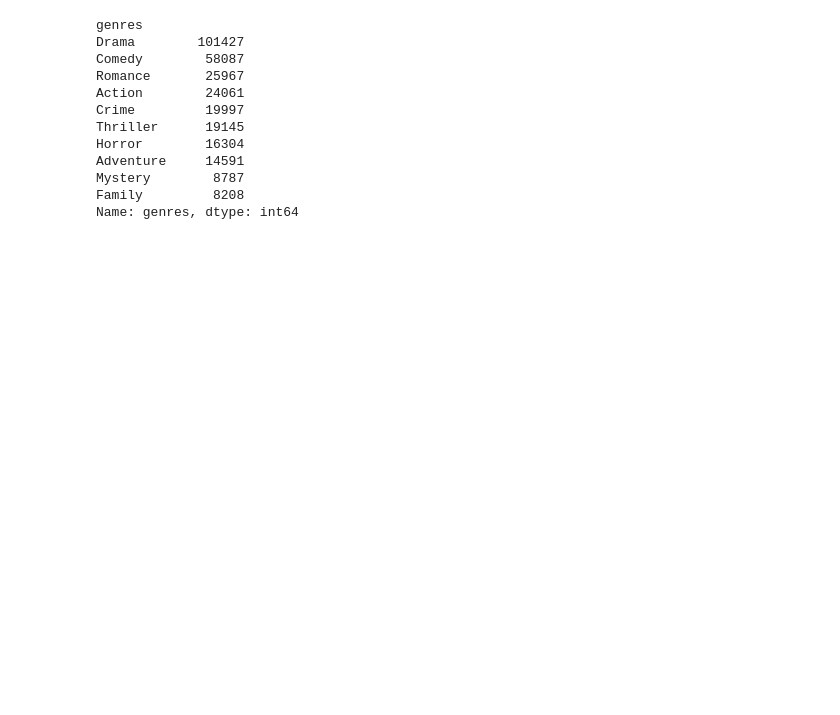
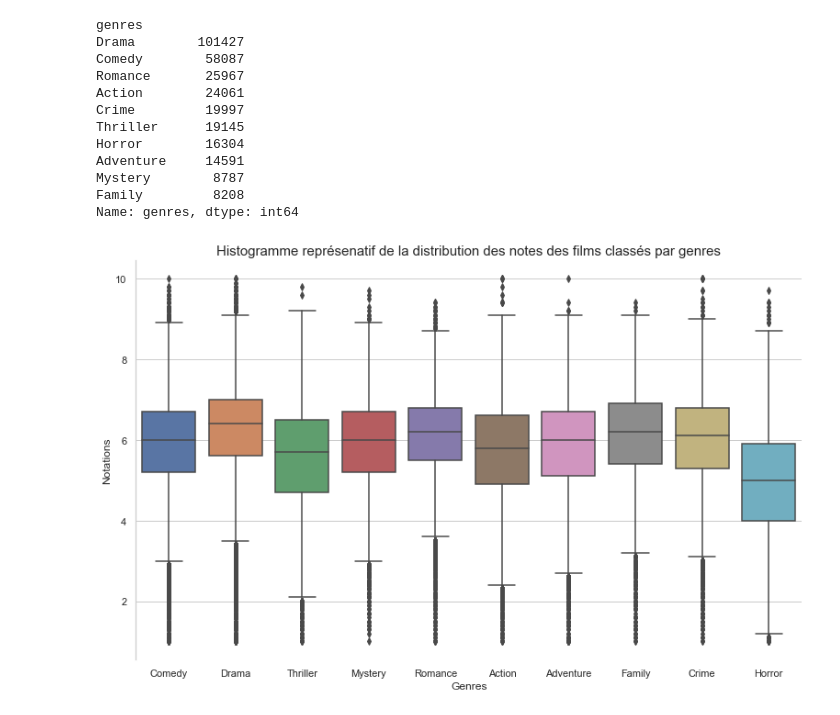
Before and after one commit to henriupton99/IMDB_Scraping, a Jupyter notebook: Visualisation.ipynb, the cells around one changed output. Cells and saved outputs as stored; diff of their text form; code cells hidden in the pictures; blank space fills up the shorter version.

```diff
--- a/Visualisation.ipynb
+++ b/Visualisation.ipynb
@@ -112,3 +123,14 @@ list_genres = ["Drama", "Comedy", "Romance", "Action", "Crime", "Thriller", "Hor
 df_genres_10 = df_genres_split[df_genres_split["genres"].isin(list_genres)].reset_index()
 # %%
 means = df_genres_10.groupby("genres")["rate"].mean()
+# %%
+sns.set(rc={'figure.figsize':(13,8)}) # taille de la figure
+#sns.set_context("notebook", font_scale=1.5, rc={"lines.linewidth": 2.5})
+sns.set_style("whitegrid") # style du graphique
+sns.boxplot(x="genres", y="rate", data = df_genres_10,
+            palette = "deep").set(xlabel = "Genres", ylabel = "Notations") # classés par genre, histogramme des rates
+sns.despine(bottom = True)
+plt.title("Histogramme représenatif de la distribution des notes des films classés par genres", size=15)
+plt.show()
+# %% [output]
+[figure, added]
```
Also changed, not shown: parts of 5 cells of this notebook, 1 other file.
